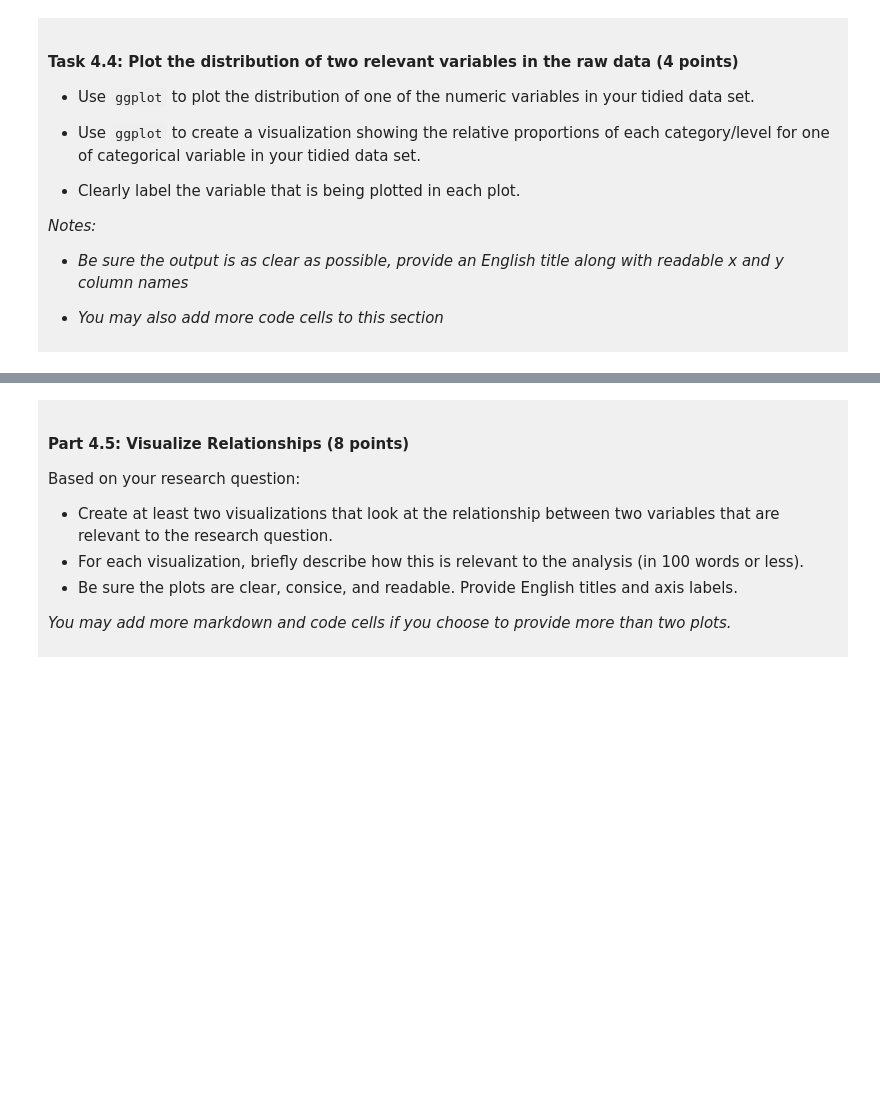
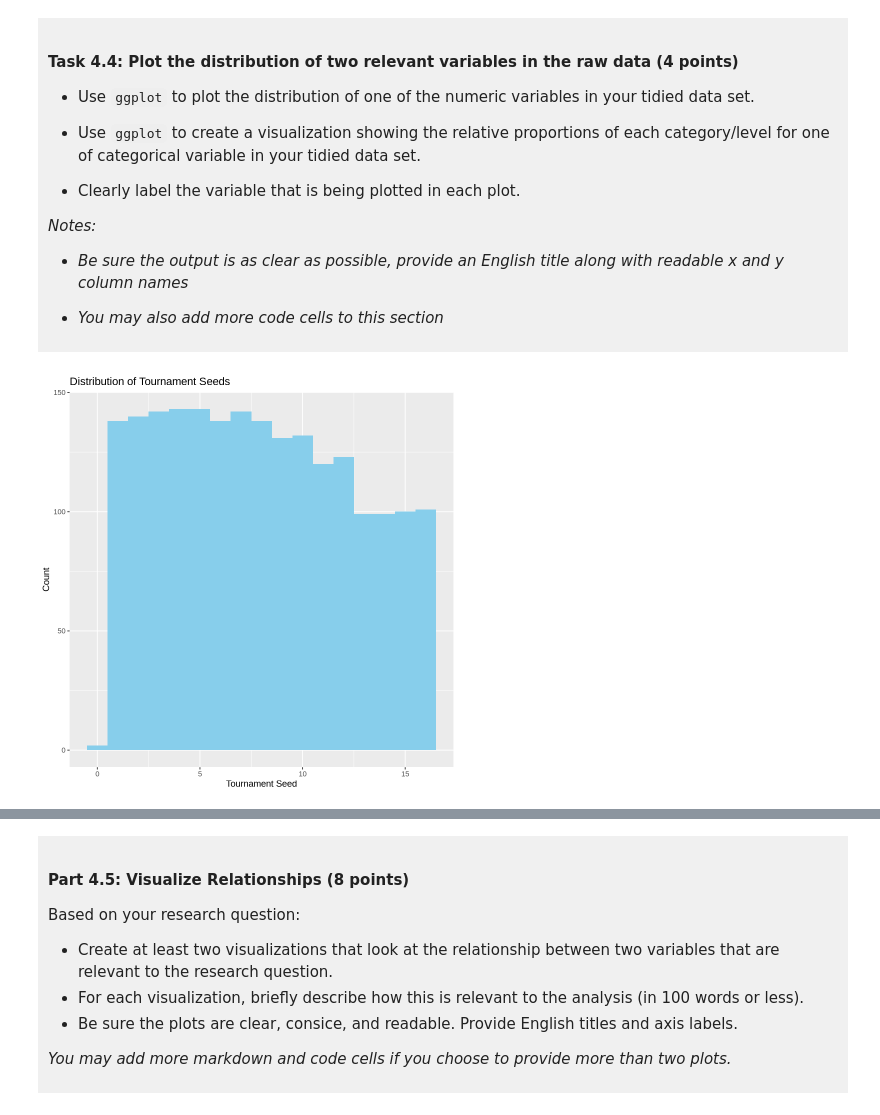
Before and after one commit to rudanz07/dsci-100-project-rudan_zheng, a Jupyter notebook: dsci-100-project-notebook.ipynb, the cells around one changed output, grey strips where cells are left out. Cells and saved outputs as stored; diff of their text form; code cells hidden in the pictures; blank space fills up the shorter version.

```diff
--- a/dsci-100-project-notebook.ipynb
+++ b/dsci-100-project-notebook.ipynb
@@ -292,5 +344,13 @@ You will refine your research question (if needed) and produce a tidy data set.
 
 </div>
 # %%
-### EDIT THIS CODE CELL FOR PLOT 1 ###
+library(tidyverse)
+
+ggplot(tidy_bball, aes(x = seed)) +
+   geom_histogram(binwidth = 1, fill = "skyblue")+
+    labs(title = "Distribution of Tournament Seeds",
+         x = "Tournament Seed",
+         y = "Count")
+# %% [output]
+[figure, added]
 # %%
```
Also changed, not shown: parts of 8 cells of this notebook.
